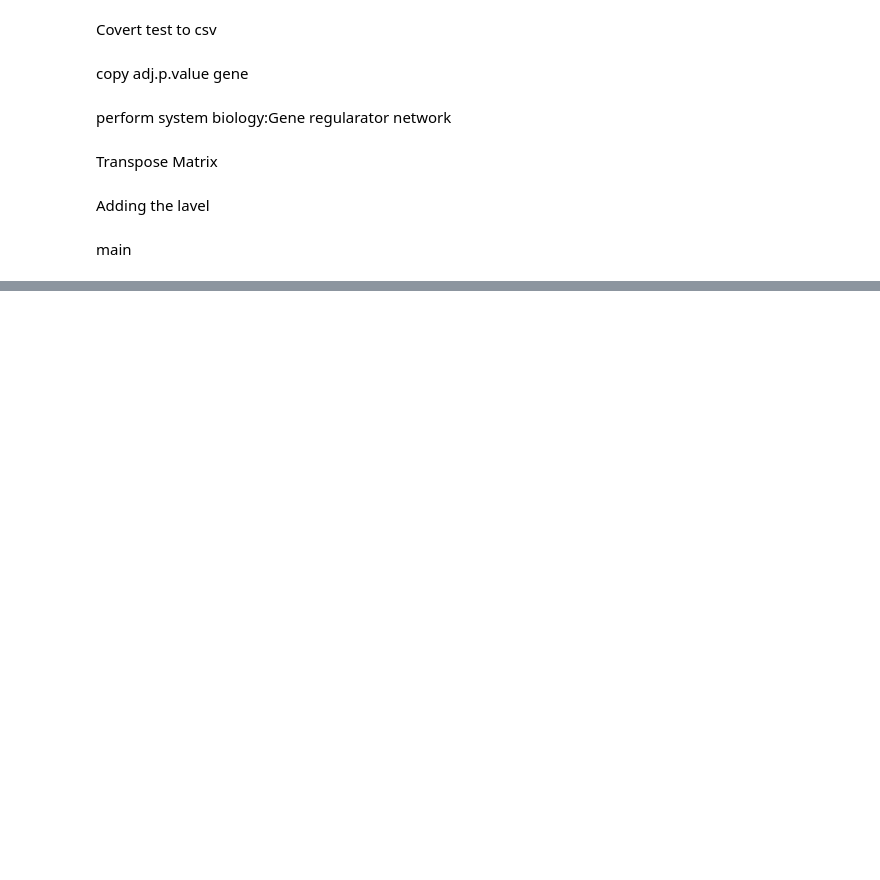
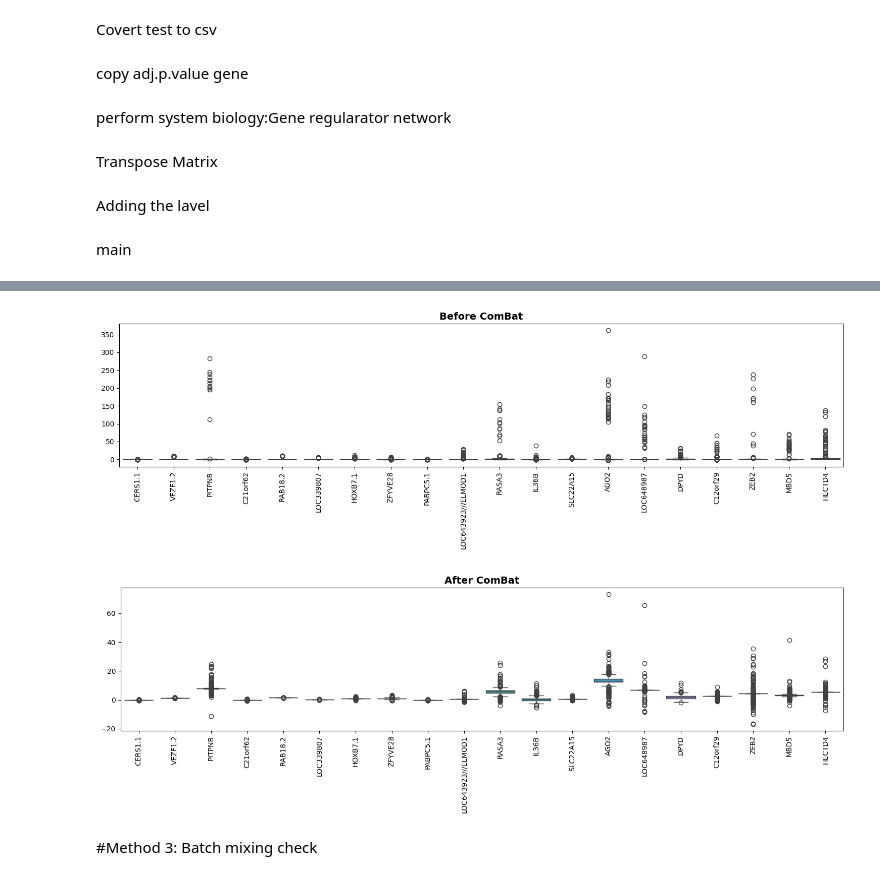
Before and after one commit to MostaryKhatun/Dengue_infection, a Jupyter notebook: GSE28405_DataPreprocess.ipynb, the cells around one changed output, grey strips where cells are left out. Cells and saved outputs as stored; diff of their text form; code cells hidden in the pictures; blank space fills up the shorter version.

```diff
--- a/GSE28405_DataPreprocess.ipynb
+++ b/GSE28405_DataPreprocess.ipynb
@@ -340,0 +907,29 @@ drive.mount('/content/drive')
+# %%
+import numpy as np
+import matplotlib.pyplot as plt
+import seaborn as sns
+
+# Randomly select 20 genes
+np.random.seed(42)
+sample_genes = np.random.choice(X.columns, 20, replace=False)
+
+# Before ComBat
+plt.figure(figsize=(15,5))
+sns.boxplot(data=X[sample_genes])
+plt.title("Before ComBat", fontsize=14, fontweight="bold")
+plt.xticks(rotation=90)
+plt.tight_layout()
+plt.show()
+
+# After ComBat
+plt.figure(figsize=(15,5))
+sns.boxplot(data=X_corrected[sample_genes])
+plt.title("After ComBat", fontsize=14, fontweight="bold")
+plt.xticks(rotation=90)
+plt.tight_layout()
+plt.show()
+# %% [output]
+[figure, added]
+[figure, added]
+# %% [markdown]
+#Method 3: Batch mixing check
```
Also changed, not shown: parts of 28 cells of this notebook.
